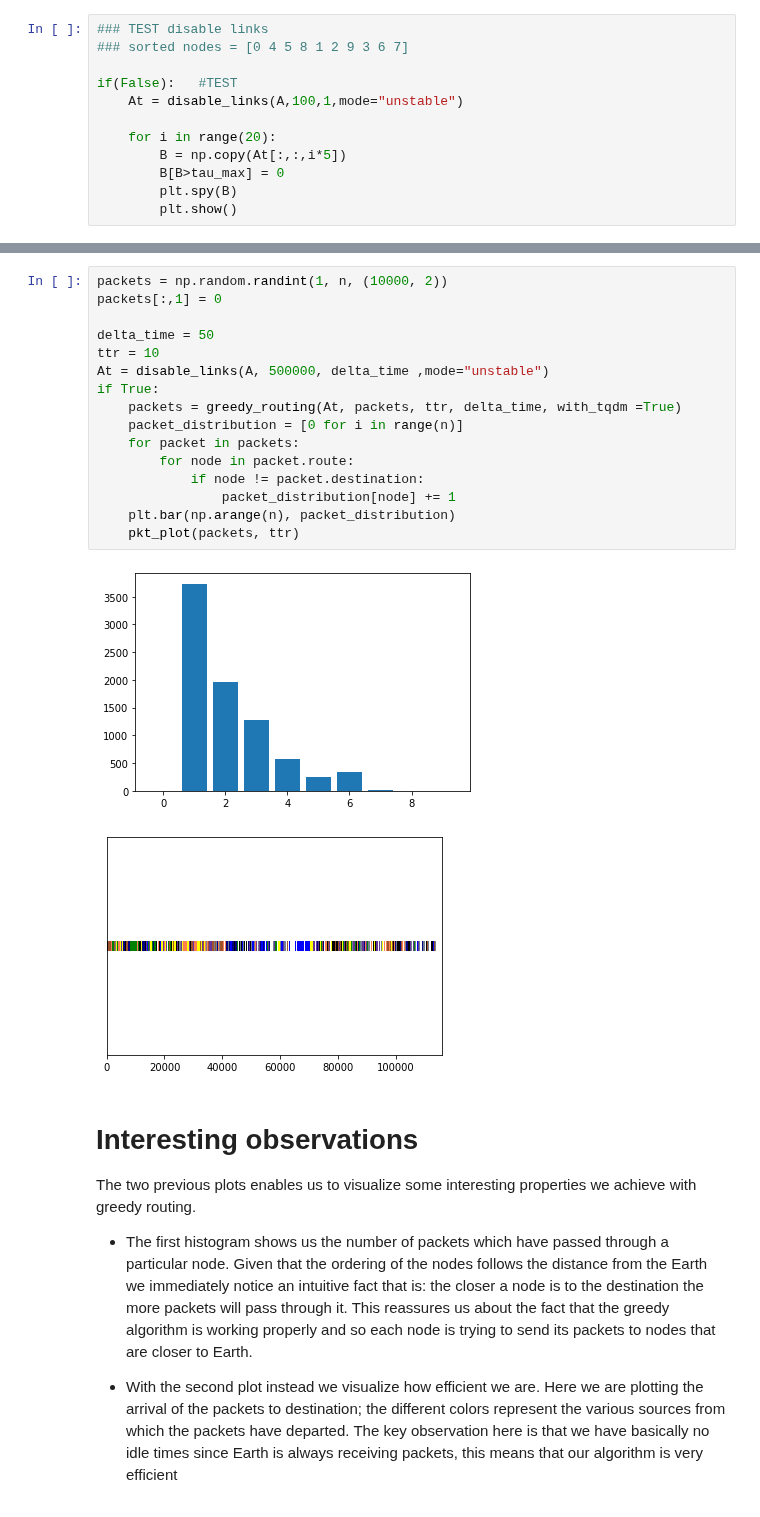
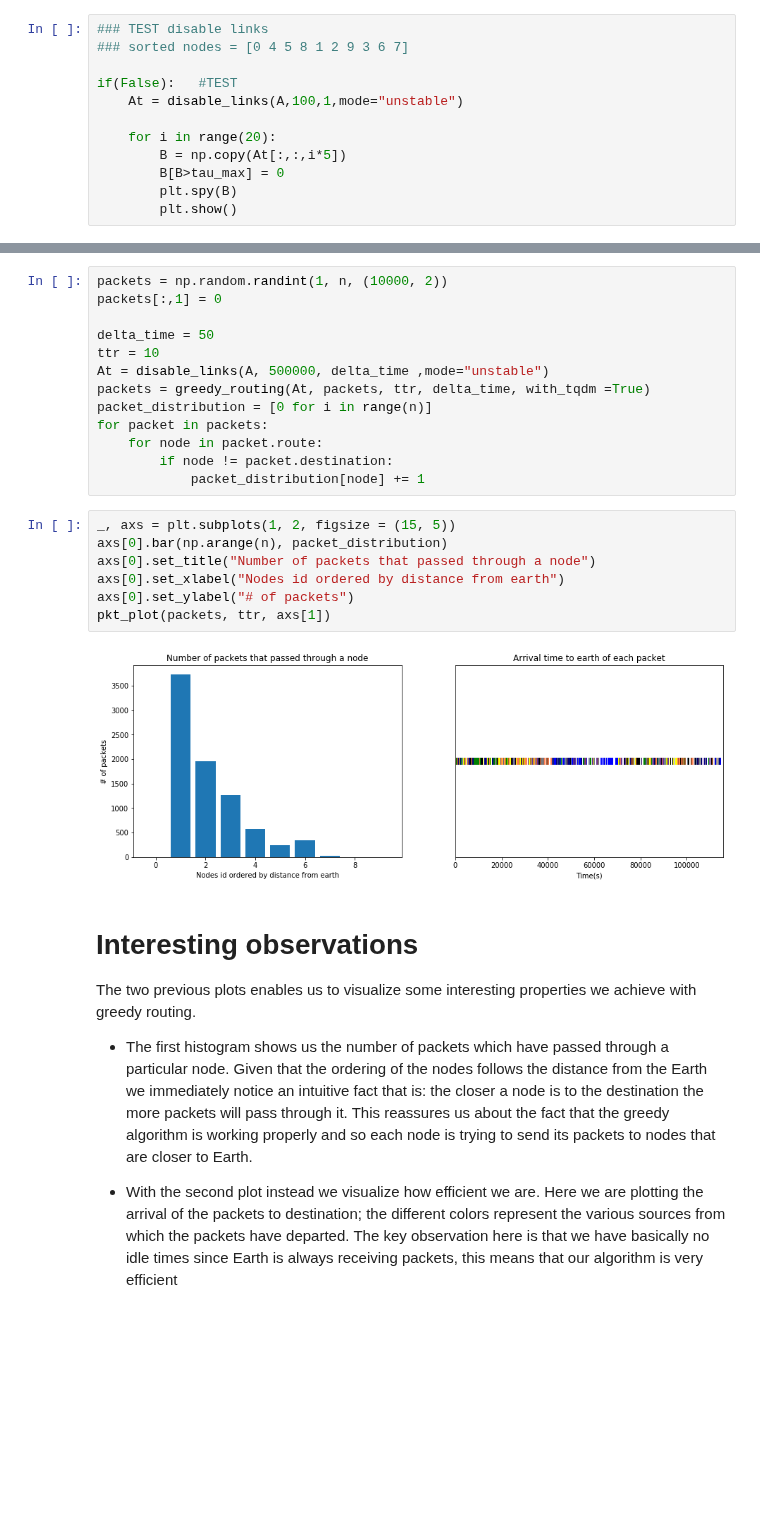
Before and after one commit to PhysicsOfData/LCP_projects_Y2, a Jupyter notebook: Project.ipynb, the cells around one changed output, grey strips where cells are left out. Cells and saved outputs as stored; diff of their text form; blank space fills up the shorter version.

Commit message:
[Add]improved plots

```diff
--- a/Project.ipynb
+++ b/Project.ipynb
@@ -199,18 +199,21 @@ packets[:,1] = 0
 delta_time = 50
 ttr = 10
 At = disable_links(A, 500000, delta_time ,mode="unstable")
-if True:
-    packets = greedy_routing(At, packets, ttr, delta_time, with_tqdm =True)
-    packet_distribution = [0 for i in range(n)]
-    for packet in packets:
-        for node in packet.route:
-            if node != packet.destination:
-                packet_distribution[node] += 1
-    plt.bar(np.arange(n), packet_distribution)
-    pkt_plot(packets, ttr)
+packets = greedy_routing(At, packets, ttr, delta_time, with_tqdm =True)
+packet_distribution = [0 for i in range(n)]
+for packet in packets:
+    for node in packet.route:
+        if node != packet.destination:
+            packet_distribution[node] += 1
-# %% [output]
-[figure, removed]
-[figure, removed]
+# %%
+_, axs = plt.subplots(1, 2, figsize = (15, 5))
+axs[0].bar(np.arange(n), packet_distribution)
+axs[0].set_title("Number of packets that passed through a node")
+axs[0].set_xlabel("Nodes id ordered by distance from earth")
+axs[0].set_ylabel("# of packets")
+pkt_plot(packets, ttr, axs[1])
+# %% [output]
+[figure, added]
 # %% [markdown]
 # Interesting observations
 
```
Also changed, not shown: parts of 7 cells of this notebook, 1 other file.
